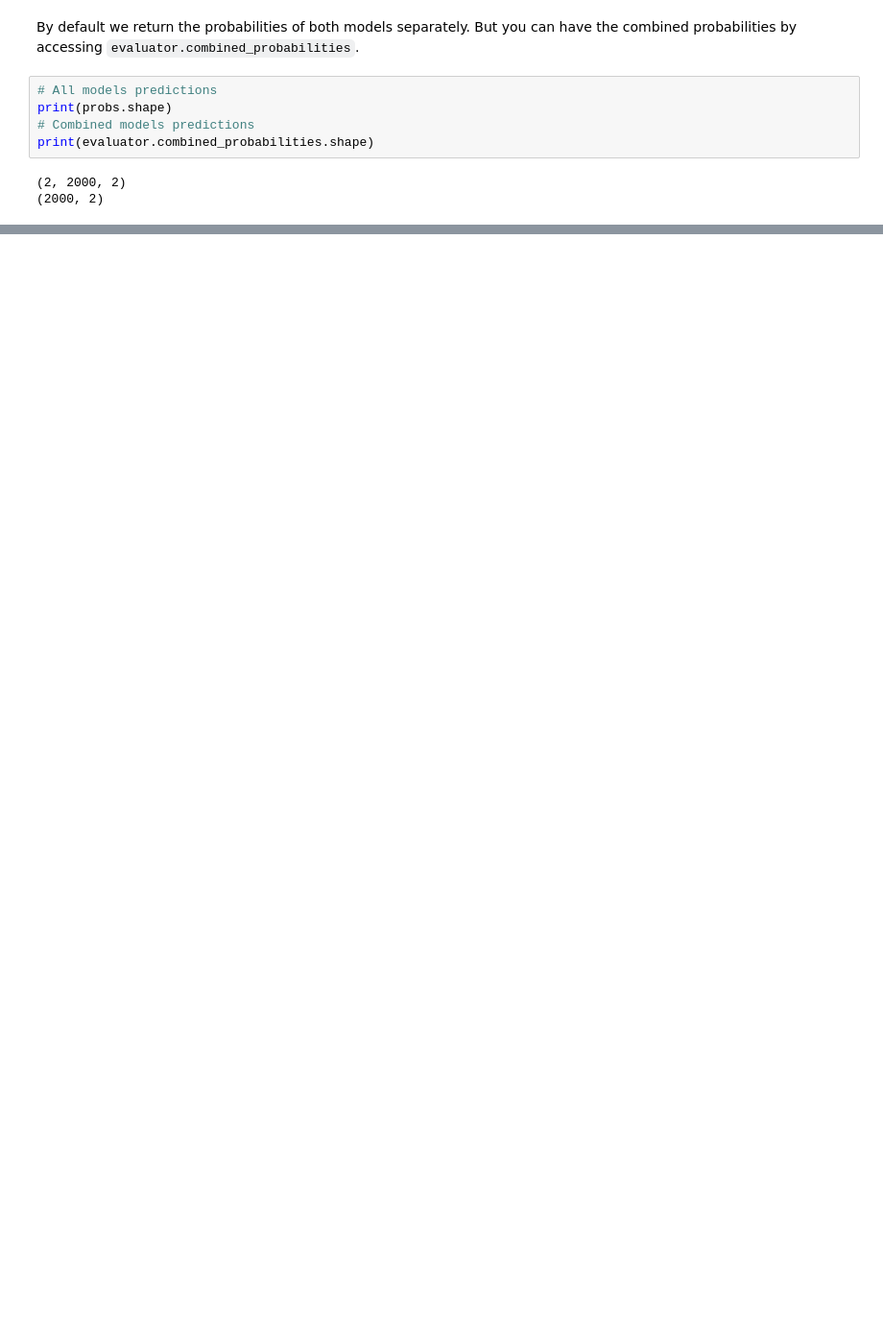
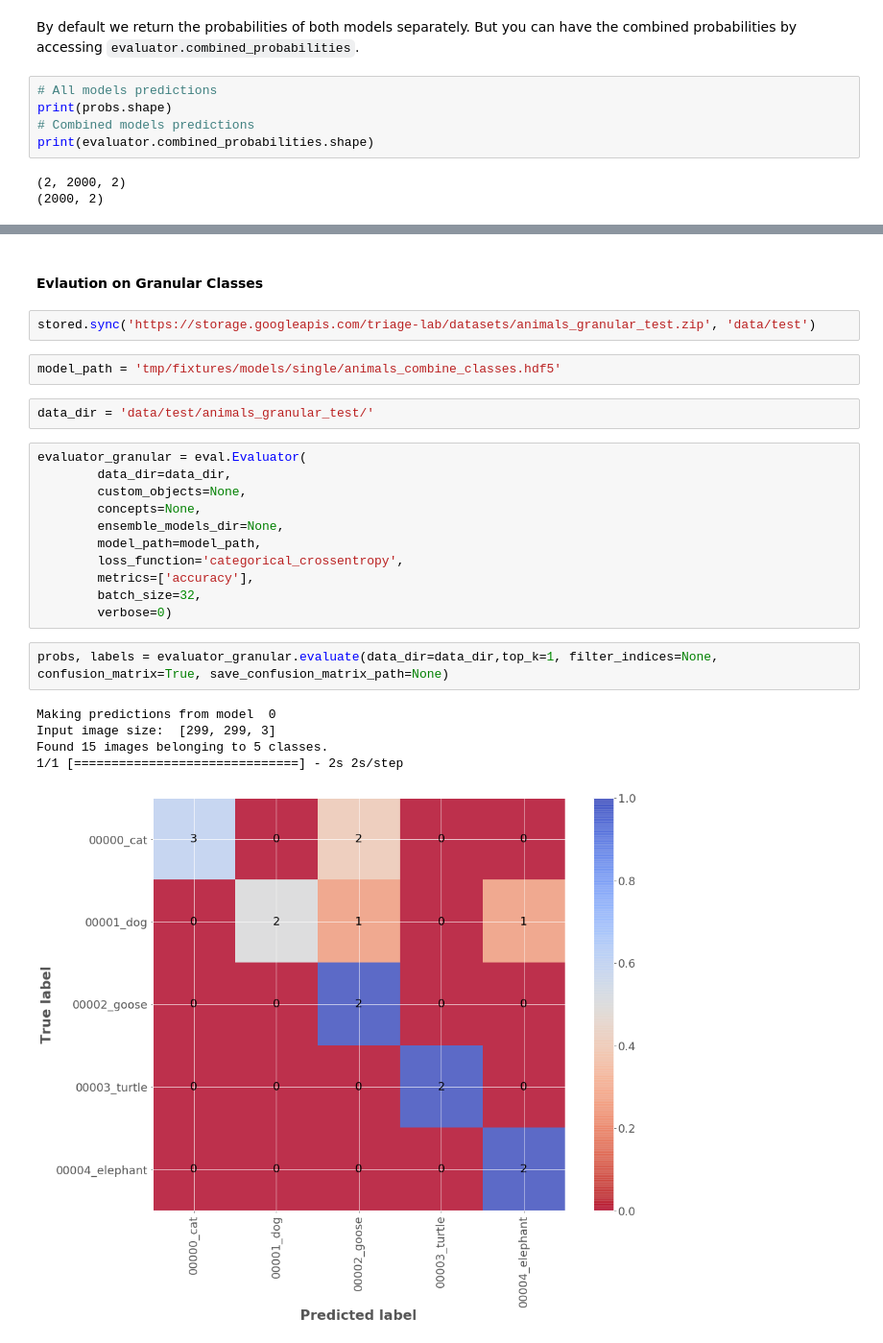
Before and after one commit to triagemd/keras-eval, a Jupyter notebook: example.ipynb, the cells around one changed output, grey strips where cells are left out. Shown at 96% size. Cells and saved outputs as stored; diff of their text form; blank space fills up the shorter version.

```diff
--- a/example.ipynb
+++ b/example.ipynb
@@ -265,0 +266,27 @@ print(evaluator.combined_probabilities.shape)
+# %% [markdown]
+#### Evlaution on Granular Classes
+# %%
+stored.sync('https://storage.googleapis.com/triage-lab/datasets/animals_granular_test.zip', 'data/test')
+# %%
+model_path = 'tmp/fixtures/models/single/animals_combine_classes.hdf5'
+# %%
+data_dir = 'data/test/animals_granular_test/'
+# %%
+evaluator_granular = eval.Evaluator(
+        data_dir=data_dir,
+        custom_objects=None,
+        concepts=None,
+        ensemble_models_dir=None,
+        model_path=model_path,
+        loss_function='categorical_crossentropy',
+        metrics=['accuracy'],
+        batch_size=32,
+        verbose=0)
+# %%
+probs, labels = evaluator_granular.evaluate(data_dir=data_dir,top_k=1, filter_indices=None, confusion_matrix=True, save_confusion_matrix_path=None)
+# %% [output]
+Making predictions from model  0
+Input image size:  [299, 299, 3]
+Found 15 images belonging to 5 classes.
+1/1 [==============================] - 2s 2s/step
+[figure, added]
```
Also changed, not shown: parts of 26 cells of this notebook, 1 other file.
